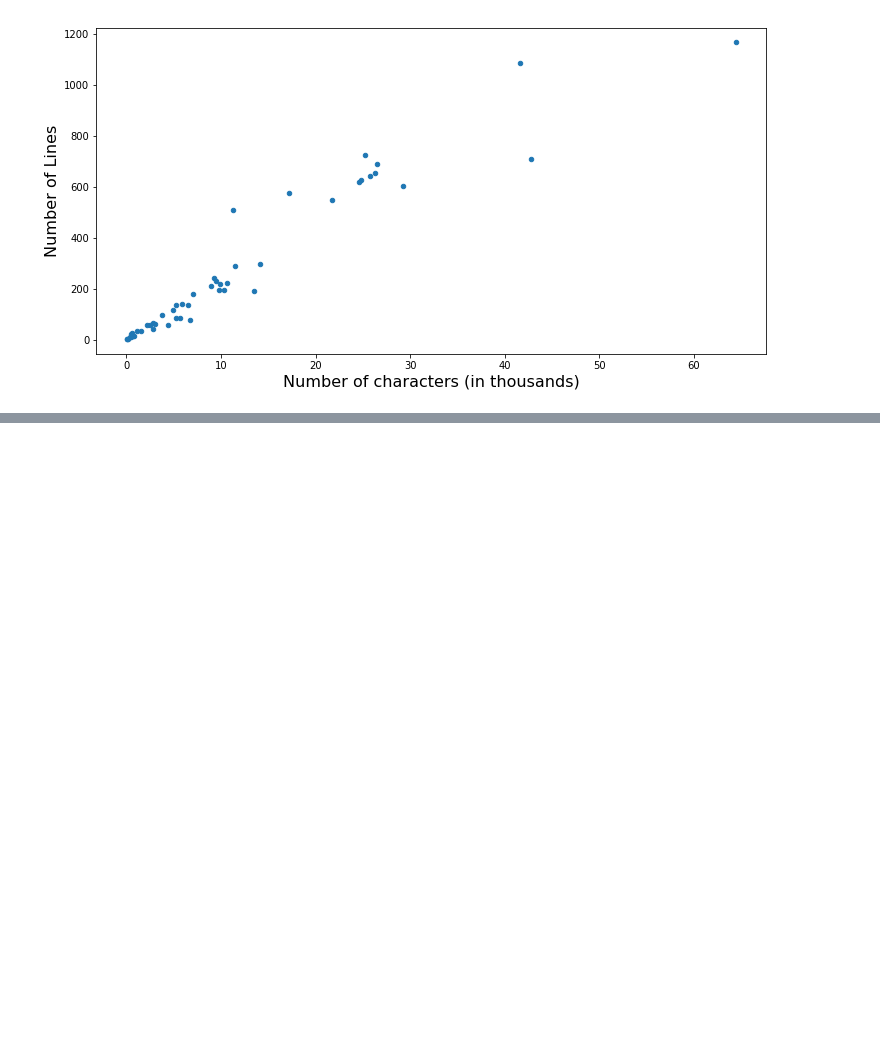
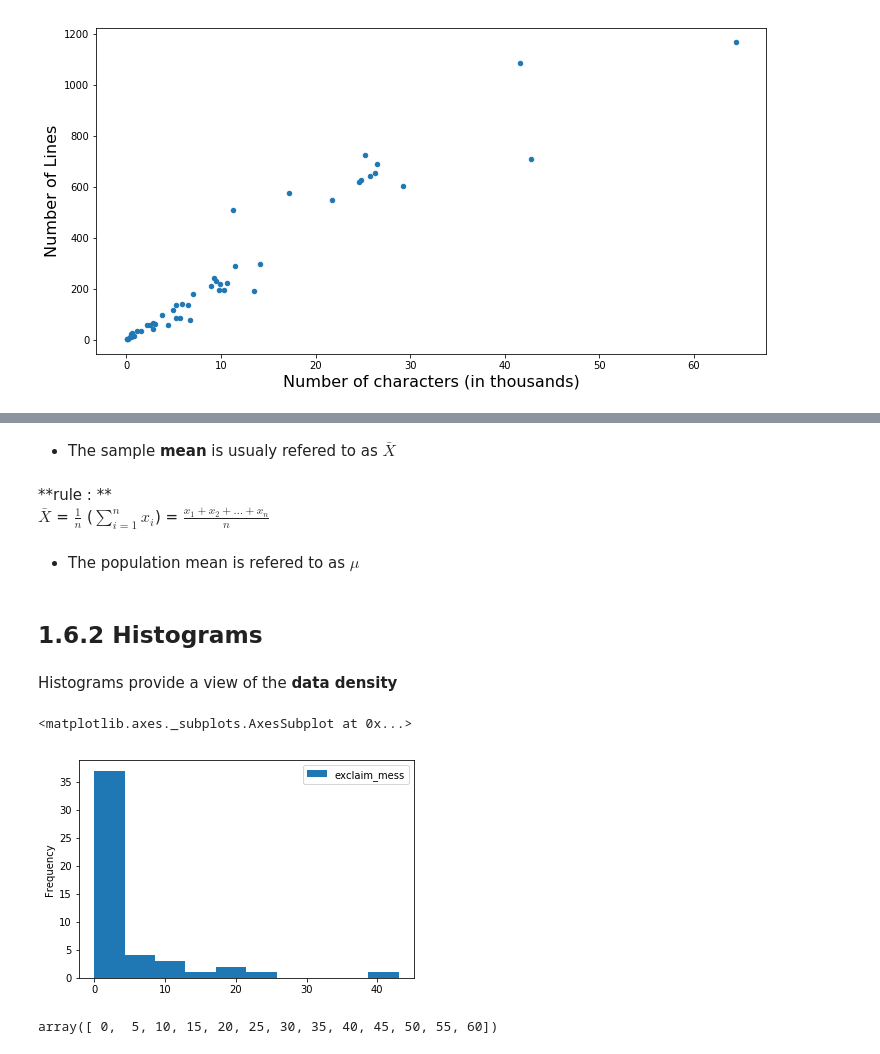
Before and after one commit to chikoungoun/OpenIntro, a Jupyter notebook: openintro_chap_1.ipynb, the cells around one changed output, grey strips where cells are left out. Saved outputs shown, nothing was run; the diff lists cells and outputs as text; code cells hidden in the pictures; blank space fills up the shorter version.

Commit message:
Adding the mean definition
Trying to invert a graph in a pandas Series

```diff
--- a/openintro_chap_1.ipynb
+++ b/openintro_chap_1.ipynb
@@ -214,0 +225,17 @@ plt.ylabel('Number of Lines',fontsize=16)
+# %% [markdown]
+* The sample **mean** is usualy refered to as $\bar{X}$
+# %% [markdown]
+**rule : **
+<br/>
+$\bar{X}$ =  $\frac{1}{n}$  ($\displaystyle\sum_{i=1}^{n} x_i$) = $\frac{x_1+x_2+\dots+x_n}{n}$
+# %% [markdown]
+* The population mean is refered to as $\mu$
+# %% [markdown]
+## 1.6.2 Histograms
+# %% [markdown]
+Histograms provide a view of the **data density**
+# %%
+e50.plot.hist(x='num_char',y='exclaim_mess')
+# %% [output]
+<matplotlib.axes._subplots.AxesSubplot at 0x...>
+[figure, added]
@@ -214,0 +244,5 @@ plt.ylabel('Number of Lines',fontsize=16)
+# %%
+ar = ar.astype(int)
+ar
+# %% [output]
+array([ 0,  5, 10, 15, 20, 25, 30, 35, 40, 45, 50, 55, 60])
```
Also changed, not shown: parts of 13 cells of this notebook.
